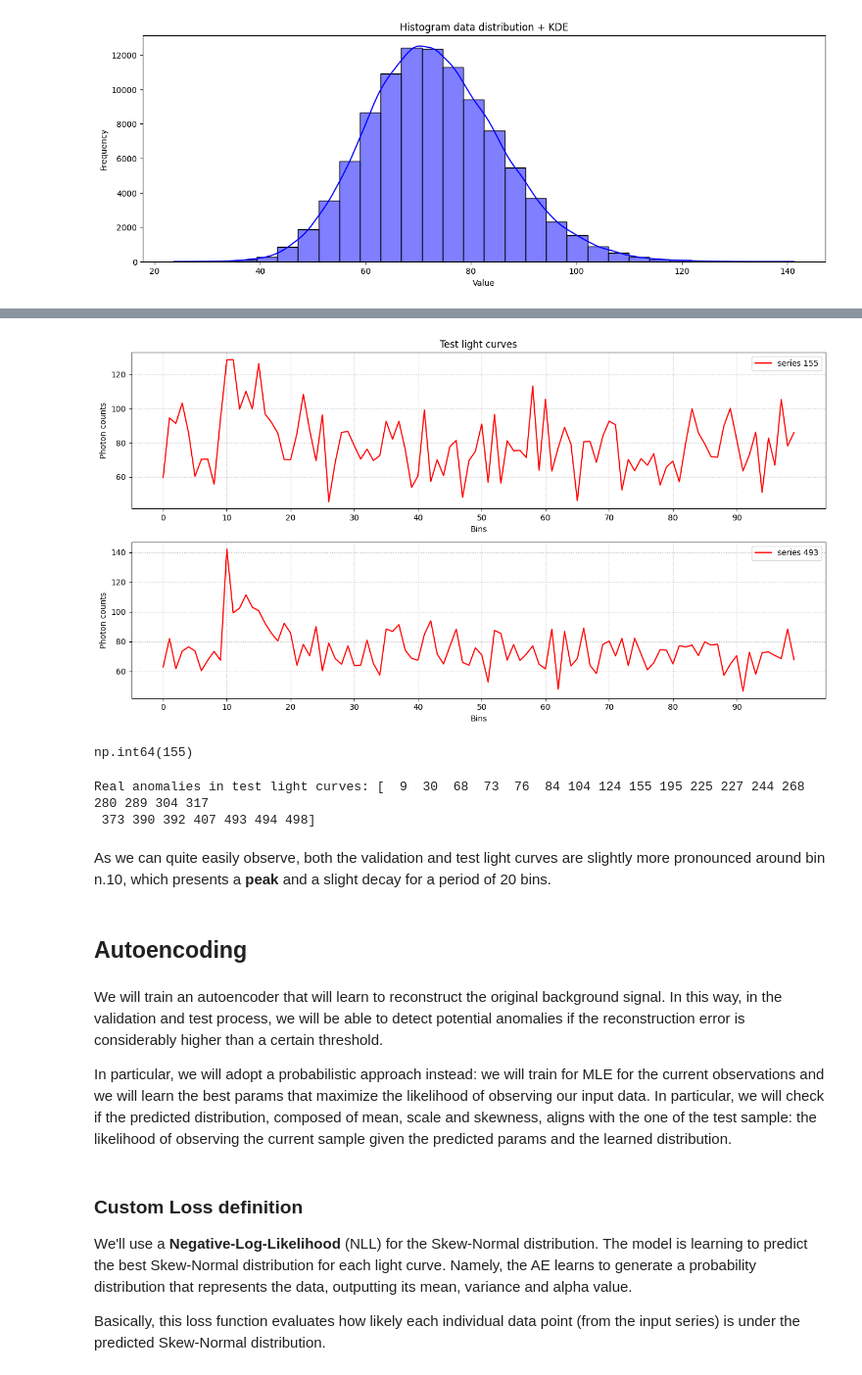
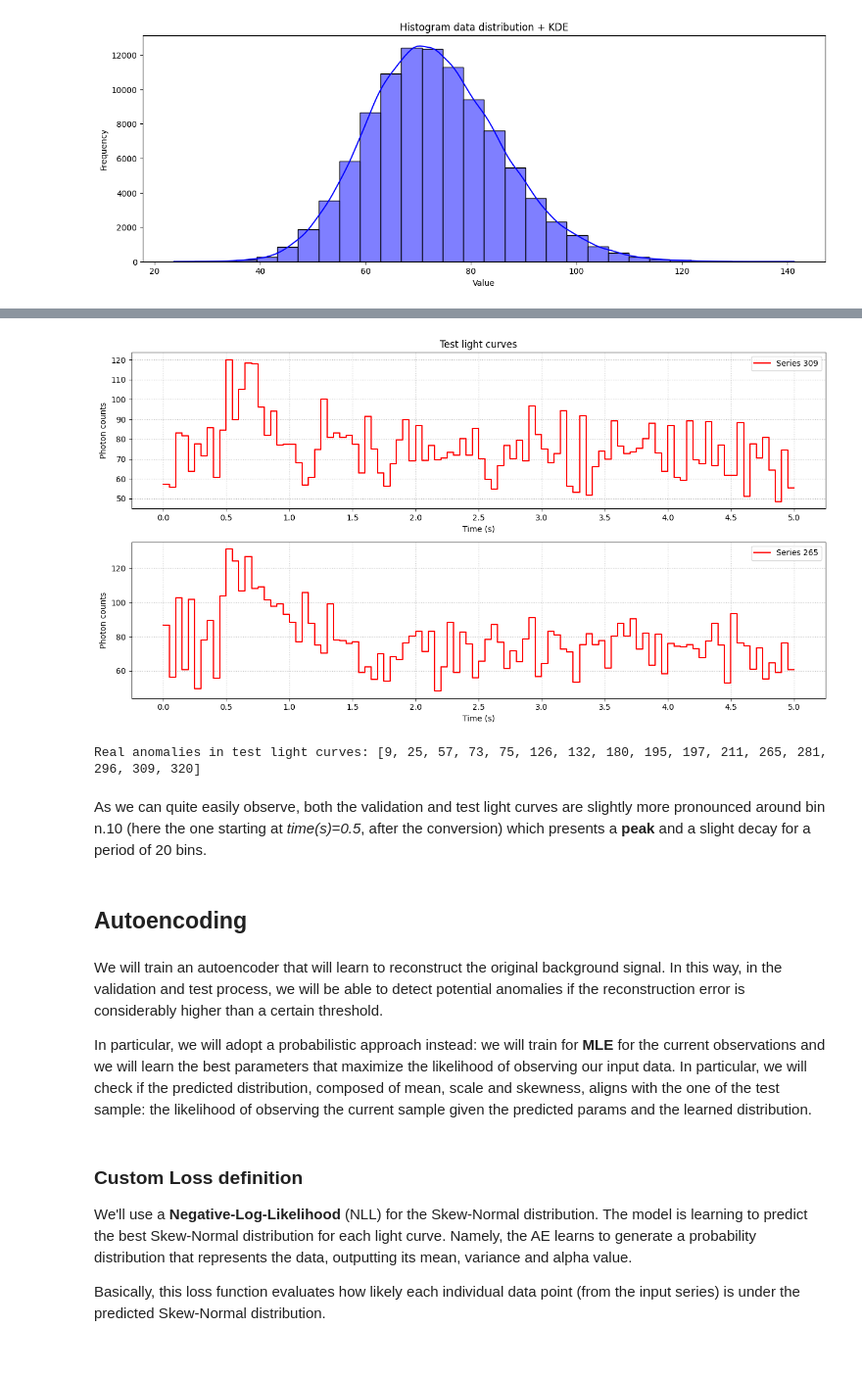
Before and after one commit to t-perniola/Denoising-Autoencoders-for-GRBs-detection, a Jupyter notebook: Denoising_Autoencoder_for_GRBs_detection.ipynb, the cells around one changed output, grey strips where cells are left out. Shown at 98% size. Saved outputs shown, nothing was run; the diff lists cells and outputs as text; code cells hidden in the pictures.

```diff
--- a/Denoising_Autoencoder_for_GRBs_detection.ipynb
+++ b/Denoising_Autoencoder_for_GRBs_detection.ipynb
@@ -130,8 +132,8 @@ We follow the pipeline below:
 3.   Perturbing them with exponential-decay bursts
 # %%
 # 1) Generate skew-normal datapoints
-val_data = generate_skewnorm_data(alpha_fit, mu_fit, sigma_fit, num_samples = num_samples // 2)
-test_data = generate_skewnorm_data(alpha_fit, mu_fit, sigma_fit, num_samples = num_samples // 2)
+val_data = generate_skewnorm_data(alpha_fit, mu_fit, sigma_fit, num_samples = num_samples // 3)
+test_data = generate_skewnorm_data(alpha_fit, mu_fit, sigma_fit, num_samples = num_samples // 3)
 
 # 2) Chunk data
 val_data, _ = reshape_data(val_data, chunk_size)
@@ -233,22 +228,20 @@ show_box_lightcurves(training_data, idx, bin_duration = 0.05) # 50 ms
 # %%
 #@title Showing perturbed test lightcurves
-show_lightcurves(test_data_perturbed, num_chunks, test_anomaly_indices, "Test", color = "red")
+show_box_lightcurves(test_data_perturbed, num_chunks, test_anomaly_indices, "Test", color = "red")
 # %% [output]
-[figure, old version]
+[figure, new version]
-np.int64(155)
 # %%
-print(f"Real anomalies in test light curves: {np.sort(test_anomaly_indices)}")
+print(f"Real anomalies in test light curves: {np.sort(test_anomaly_indices).tolist()}")
 # %% [output]
-Real anomalies in test light curves: [  9  30  68  73  76  84 104 124 155 195 225 227 244 268 280 289 304 317
- 373 390 392 407 493 494 498]
+Real anomalies in test light curves: [9, 25, 57, 73, 75, 126, 132, 180, 195, 197, 211, 265, 281, 296, 309, 320]
 # %% [markdown]
-As we can quite easily observe, both the validation and test light curves are slightly more pronounced around bin n.10, which presents a **peak** and a slight decay for a period of 20 bins.
+As we can quite easily observe, both the validation and test light curves are slightly more pronounced around bin n.10 (here the one starting at *time(s)=0.5*, after the conversion) which presents a **peak** and a slight decay for a period of 20 bins.
 # %% [markdown]
 ## **Autoencoding**
 # %% [markdown]
 We will train an autoencoder that will learn to reconstruct the original background signal. In this way, in the validation and test process, we will be able to detect potential anomalies if the reconstruction error is considerably higher than a certain threshold.
 
-In particular, we will adopt a probabilistic approach instead: we will train for MLE for the current observations and we will learn the best params that maximize the likelihood of observing our input data. In particular, we will check if the predicted distribution, composed of mean, scale and skewness, aligns with the one of the test sample: the likelihood of observing the current sample given the predicted params and the learned distribution.
+In particular, we will adopt a probabilistic approach instead: we will train for **MLE** for the current observations and we will learn the best parameters that maximize the likelihood of observing our input data. In particular, we will check if the predicted distribution, composed of mean, scale and skewness, aligns with the one of the test sample: the likelihood of observing the current sample given the predicted params and the learned distribution.
 # %%
 import keras
 import tensorflow_probability as tfp
```
Also changed, not shown: parts of 28 cells of this notebook.
